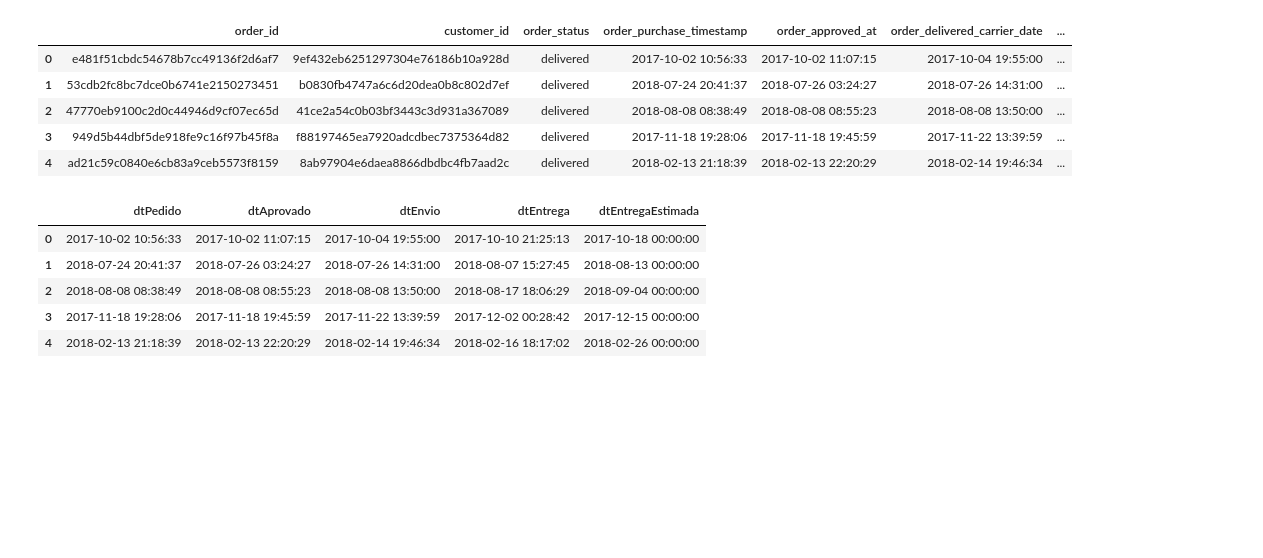
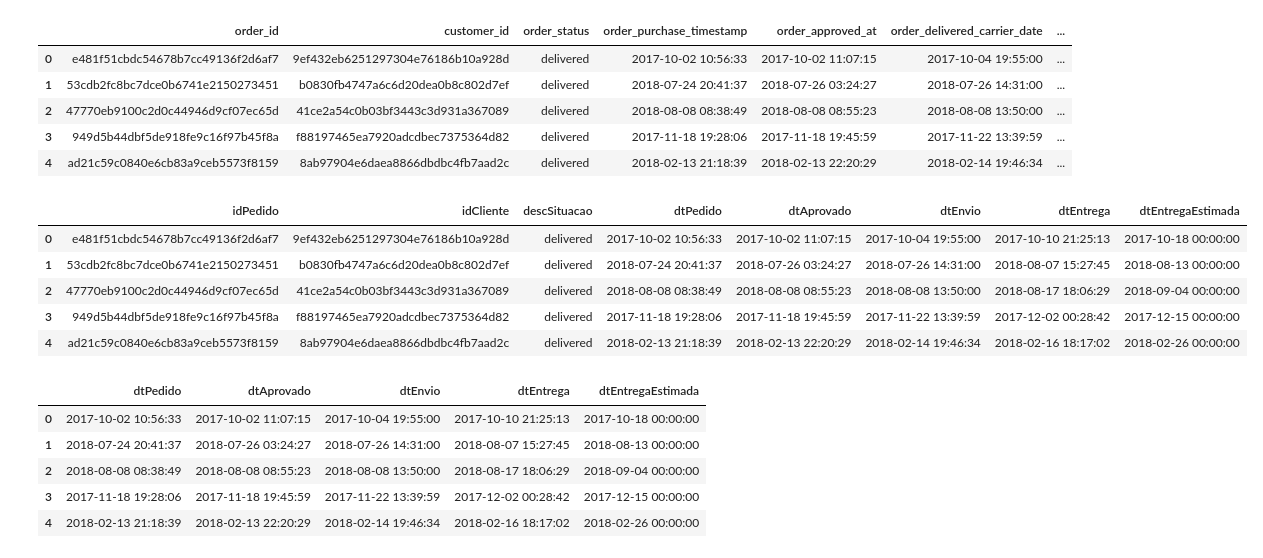
Before and after one commit to eduardo-almeida/portfolio, a Jupyter notebook: Machine Learning - Teo Calvo/ETL.ipynb, the cells around one changed output. Drawn from its saved outputs; the diff is of its cells as text; code cells hidden in the pictures; blank space fills up the shorter version.

```diff
--- a/Machine Learning - Teo Calvo/ETL.ipynb
+++ b/Machine Learning - Teo Calvo/ETL.ipynb
@@ -59,8 +59,8 @@ pagamentos.head(15)
 # %% [markdown]
 ## Pedido
 # %%
-pathOrders = '../data/olist_orders_dataset.csv'
-pathPedido = '../etl/pedido.csv'
+pathOrders = 'data_curso/olist_orders_dataset.csv'
+pathPedido = 'data/pedido.csv'
 # %%
 pedido = pd.read_csv(pathOrders)
 # %%
@@ -77,6 +77,15 @@ pedido = pedido.rename(columns={'order_id': 'idPedido', 'customer_id': 'idClient
                                 'order_purchase_timestamp': 'dtPedido', 'order_approved_at': 'dtAprovado',
                                 'order_delivered_carrier_date': 'dtEnvio', 'order_delivered_customer_date': 'dtEntrega',
                                 'order_estimated_delivery_date': 'dtEntregaEstimada'})
+# %%
+pedido.head()
+# %% [output]
+|  | idPedido | idCliente | descSituacao | dtPedido | dtAprovado | dtEnvio | dtEntrega | dtEntregaEstimada |
+| 0 | e481f51cbdc54678b7cc49136f2d6af7 | 9ef432eb6251297304e76186b10a928d | delivered | 2017-10-02 10:56:33 | 2017-10-02 11:07:15 | 2017-10-04 19:55:00 | 2017-10-10 21:25:13 | 2017-10-18 00:00:00 |
+| 1 | 53cdb2fc8bc7dce0b6741e2150273451 | b0830fb4747a6c6d20dea0b8c802d7ef | delivered | 2018-07-24 20:41:37 | 2018-07-26 03:24:27 | 2018-07-26 14:31:00 | 2018-08-07 15:27:45 | 2018-08-13 00:00:00 |
+| 2 | 47770eb9100c2d0c44946d9cf07ec65d | 41ce2a54c0b03bf3443c3d931a367089 | delivered | 2018-08-08 08:38:49 | 2018-08-08 08:55:23 | 2018-08-08 13:50:00 | 2018-08-17 18:06:29 | 2018-09-04 00:00:00 |
+| 3 | 949d5b44dbf5de918fe9c16f97b45f8a | f88197465ea7920adcdbec7375364d82 | delivered | 2017-11-18 19:28:06 | 2017-11-18 19:45:59 | 2017-11-22 13:39:59 | 2017-12-02 00:28:42 | 2017-12-15 00:00:00 |
+| 4 | ad21c59c0840e6cb83a9ceb5573f8159 | 8ab97904e6daea8866dbdbc4fb7aad2c | delivered | 2018-02-13 21:18:39 | 2018-02-13 22:20:29 | 2018-02-14 19:46:34 | 2018-02-16 18:17:02 | 2018-02-26 00:00:00 |
 # %%
 pedido[['dtPedido', 'dtAprovado', 'dtEnvio', 'dtEntrega', 'dtEntregaEstimada']].head()
 # %% [output]
```
Also changed, not shown: parts of 20 cells of this notebook, 3 other files.
